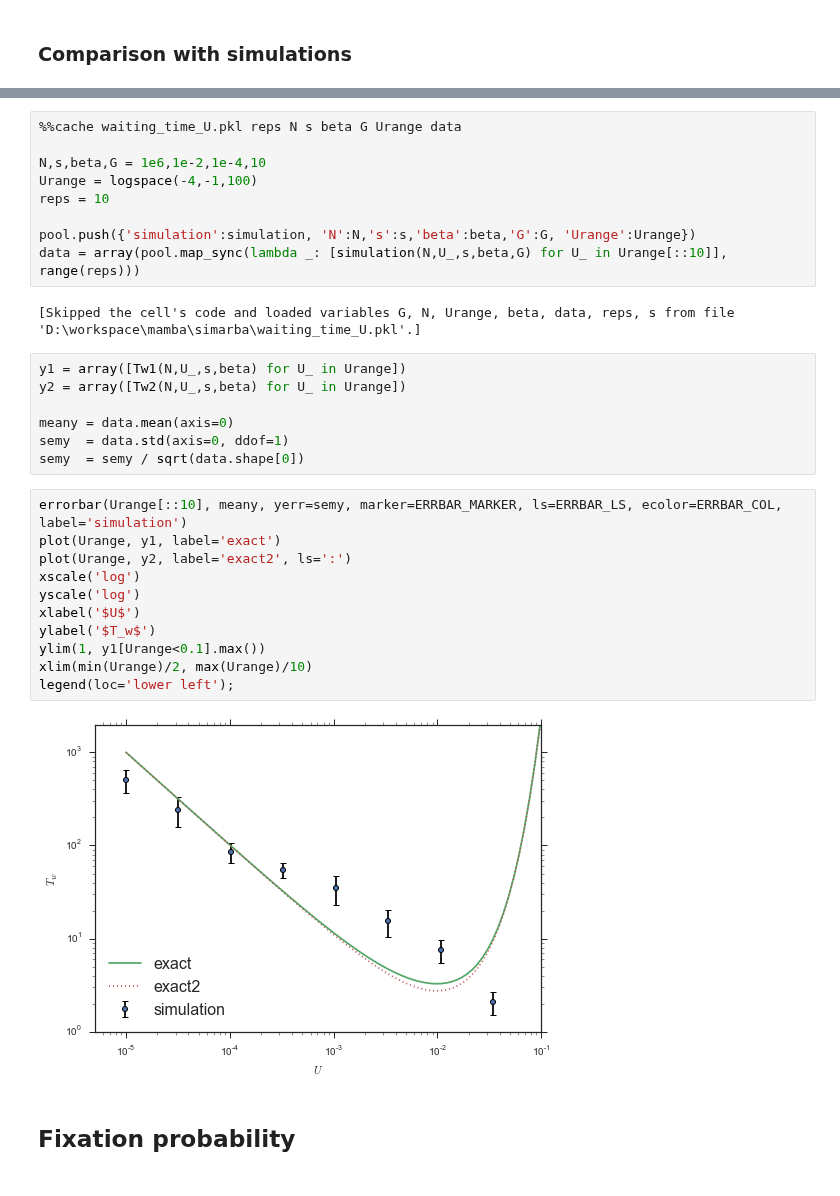
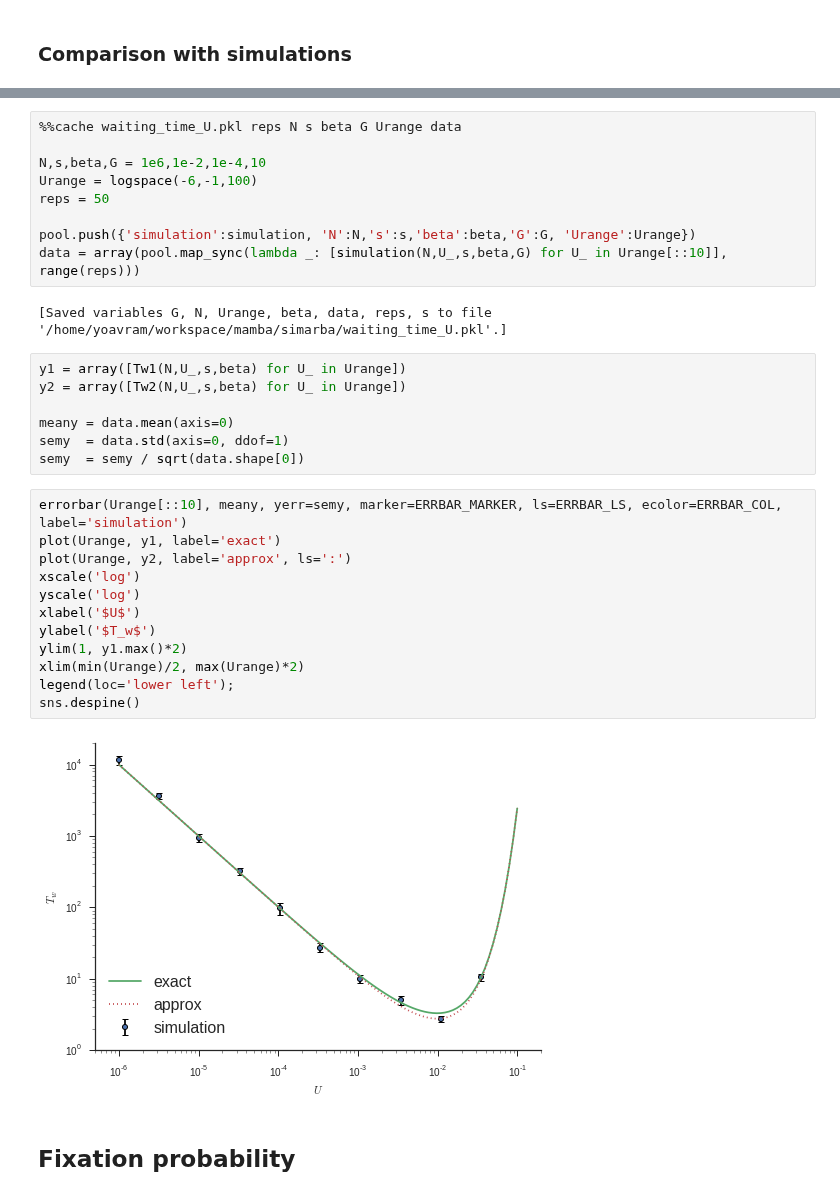
Before and after one commit to yoavram/mamba, a Jupyter notebook: simarba/adaptation model.ipynb, the cells around one changed output, grey strips where cells are left out. Saved outputs shown, nothing was run; the diff lists cells and outputs as text.

Commit message:
waiting time works

```diff
--- a/simarba/adaptation model.ipynb
+++ b/simarba/adaptation model.ipynb
@@ -305,13 +305,13 @@ print simulation(N,U,s,beta,G)
 %%cache waiting_time_U.pkl reps N s beta G Urange data
 
 N,s,beta,G = 1e6,1e-2,1e-4,10
-Urange = logspace(-4,-1,100)
-reps = 10
+Urange = logspace(-6,-1,100)
+reps = 50
 
 pool.push({'simulation':simulation, 'N':N,'s':s,'beta':beta,'G':G, 'Urange':Urange})
 data = array(pool.map_sync(lambda _: [simulation(N,U_,s,beta,G) for U_ in Urange[::10]], range(reps)))
 # %% [output]
-[Skipped the cell's code and loaded variables G, N, Urange, beta, data, reps, s from file 'D:\workspace\mamba\simarba\waiting_time_U.pkl'.]
+[Saved variables G, N, Urange, beta, data, reps, s to file '/home/yoavram/workspace/mamba/simarba/waiting_time_U.pkl'.]
 # %%
 y1 = array([Tw1(N,U_,s,beta) for U_ in Urange])
 y2 = array([Tw2(N,U_,s,beta) for U_ in Urange])
@@ -322,16 +322,17 @@ semy  = semy / sqrt(data.shape[0])
 # %%
 errorbar(Urange[::10], meany, yerr=semy, marker=ERRBAR_MARKER, ls=ERRBAR_LS, ecolor=ERRBAR_COL, label='simulation')
 plot(Urange, y1, label='exact')
-plot(Urange, y2, label='exact2', ls=':')
+plot(Urange, y2, label='approx', ls=':')
 xscale('log')
 yscale('log')
 xlabel('$U$')
 ylabel('$T_w$')
-ylim(1, y1[Urange<0.1].max())
-xlim(min(Urange)/2, max(Urange)/10)
+ylim(1, y1.max()*2)
+xlim(min(Urange)/2, max(Urange)*2)
 legend(loc='lower left');
+sns.despine()
 # %% [output]
-[figure, old version]
+[figure, new version]
 # %% [markdown]
 ## Fixation probability
 # %% [markdown]
```
Also changed, not shown: parts of 4 cells of this notebook.
